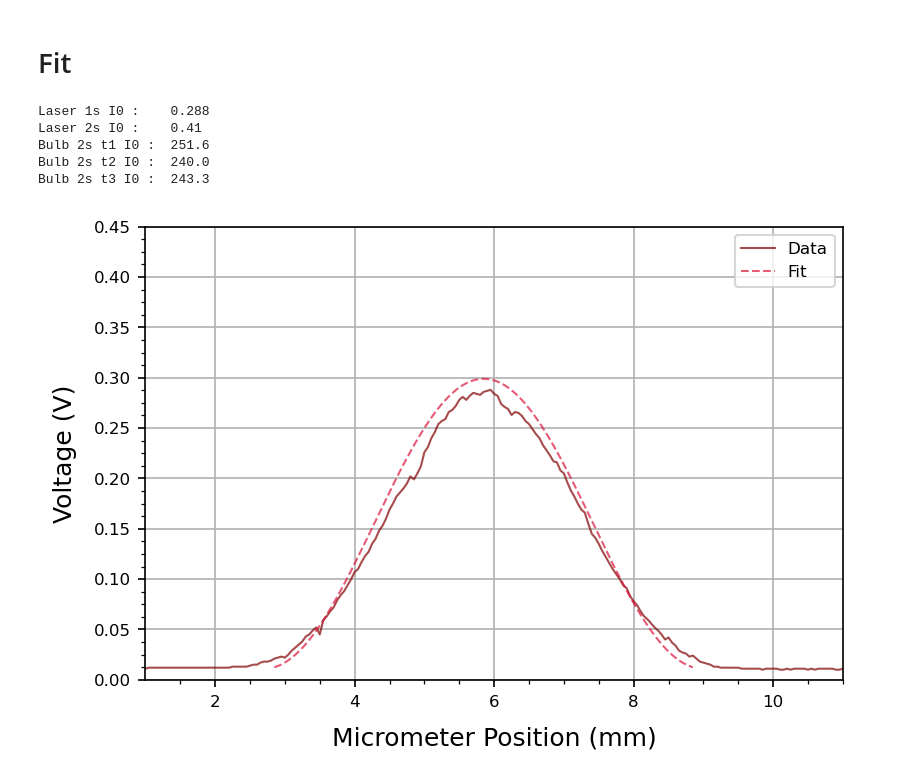
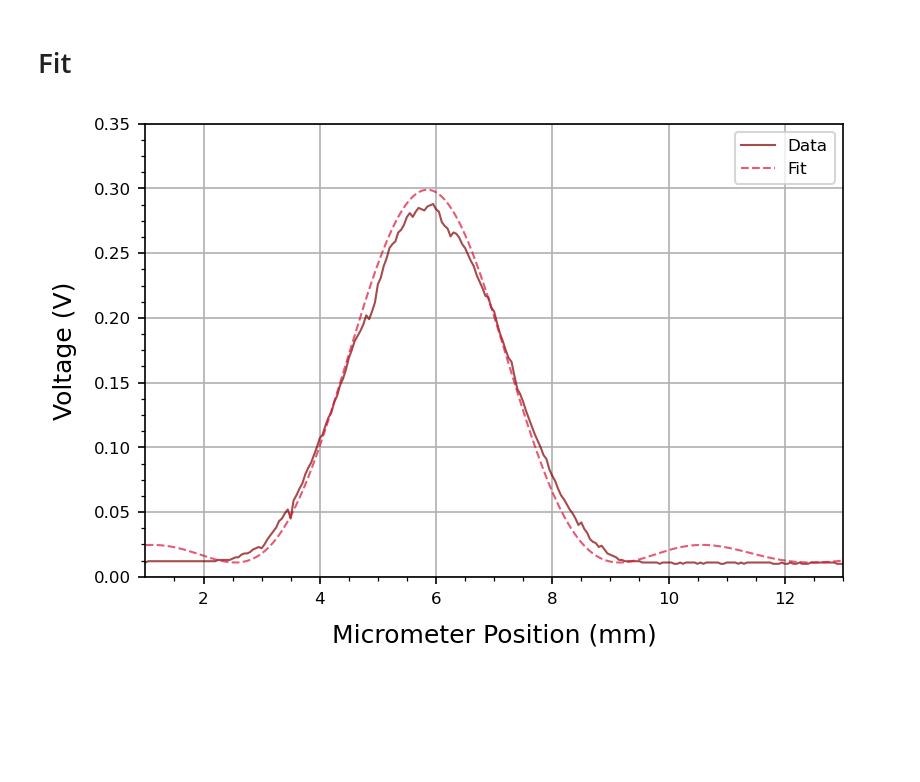
Before and after one commit to parallax-xallaraq/PHSX616, a Jupyter notebook: Lab1 - Two Slit Interference/Code/Fitting.ipynb, the cells around one changed output. Cells and saved outputs as stored; diff of their text form; code cells hidden in the pictures; blank space fills up the shorter version.

```diff
--- a/Lab1 - Two Slit Interference/Code/Fitting.ipynb
+++ b/Lab1 - Two Slit Interference/Code/Fitting.ipynb
@@ -53,26 +74,5 @@ Bulb 2s t3 columns:      ['Micrometer Position (mm)', 'counts/10s', 'Photon/S (H
 # %% [markdown]
 # Fit
-# %%
-# find maxima
-def GetI0(tables: dict[str, dict[str, np.array]]) :
-    """Gets the value of the central maximum as I0"""
-    # loop for each item
-    for keyExperiment,valueDict in tables.items() :
-        if('Voltage (V)' in valueDict) :
-            valueDict['I0'] = max(valueDict['Voltage (V)'])
-        elif('Photon/S (Hz)' in valueDict) :
-            valueDict['I0'] = max(valueDict['Photon/S (Hz)'])
-        else :
-            raise Exception('Invalid key')
-        print(keyExperiment, 'I0 :\t',valueDict['I0'])
-
-GetI0(tables)
-# %% [output]
-Laser 1s I0 :    0.288
-Laser 2s I0 :    0.41
-Bulb 2s t1 I0 :  251.6
-Bulb 2s t2 I0 :  240.0
-Bulb 2s t3 I0 :  243.3
 # %%
 def GetXShift(tables, experimentKey, xKey, yKey) :
     return tables[experimentKey][xKey] [ # get x position of maximum
@@ -84,40 +84,45 @@ def GetXShift(tables, experimentKey, xKey, yKey) :
 def GetYShift(tables, experimentKey, yKey) :
     return tables[experimentKey][yKey] [0] # assumes edge is noise
 
-def GetX(range=(-5.5, 5.5)) :
+def GetX(range=(-8, 8)) :
     return np.linspace(range[0], range[1], 1000)
-
-def Envelope(x, I0, beta) :
-    return I0 * (np.cos(x*beta))**2
-
-def Interference(x, I0, alpha) :
-    return I0 * (np.sin(x*alpha))**2
-
-def I(x, I0, alpha, beta) :
-    return I0 * (np.cos(x*beta))**2 * (np.sin(x*alpha))**2
+# %%
+def Interference_v2(x, I0, beta) :
+    return I0 * (np.cos(x*beta))**2
+
+def Interference_v2_phased(x, I0, beta) :
+    return I0 * (np.sin(x*beta))**2
+
+def Envelope_v2(x, I0, alpha) :
+    return I0 * (np.sin(x*alpha) / (x*alpha))**2
+
+def I_v2(x, I0, beta, alpha) :
+    return I0 * (np.sin(x*alpha) / (x*alpha))**2 * (np.cos(x*beta))**2
+
+def I_v2_phased(x, I0, beta, alpha) :
+    return I0 * (np.sin(x*alpha) / (x*alpha))**2 * (np.sin(x*beta))**2
 # %%
 expKey = 'Laser 1s'
-
-tables[expKey]['Alpha'] = 0
-tables[expKey]['Beta']  = 0.5
-xfit = GetX((-3,3,))
-yfit = Envelope(xfit, tables[expKey]['I0'], tables[expKey]['Beta'])
-
+tables[expKey]['Beta'] = 0
+tables[expKey]['Alpha']  = 0.95
+xfit = GetX()
+yfit = I_v2(xfit, tables[expKey]['I0'], tables[expKey]['Beta'], tables[expKey]['Alpha'])
+# yfit = Envelope_v2(xfit, tables[expKey]['I0'], tables[expKey]['Alpha'])
 myplt.PlotMultiXY(
     x = [   tables[expKey]['Micrometer Position (mm)'],
             xfit + GetXShift(tables, expKey, 'Micrometer Position (mm)', 'Voltage (V)') - 0.1],
     y = [   tables[expKey]['Voltage (V)'],
             yfit + GetYShift(tables, expKey, 'Voltage (V)') ],
     color       = [ 'maroon', 'crimson' ],
     linestyle   = ['-','--'],
     legend      = [ 'Data', 'Fit' ],
     xlab        = 'Micrometer Position (mm)',
     ylab        = 'Voltage (V)',
-    xlim        = [ 1, 11 ],
-    ylim        = [ 0, 0.45 ],
+    xlim        = [ 1, 13 ],
+    ylim        = [ 0, 0.35 ],
     fileName    = path_fig + 'Fit_Laser1s.png'
 )
 # %% [output]
-[figure, old version]
+[figure, new version]
 # %%
 expKey = 'Laser 2s'
```
Also changed, not shown: parts of 3 cells of this notebook, 4 other files.
